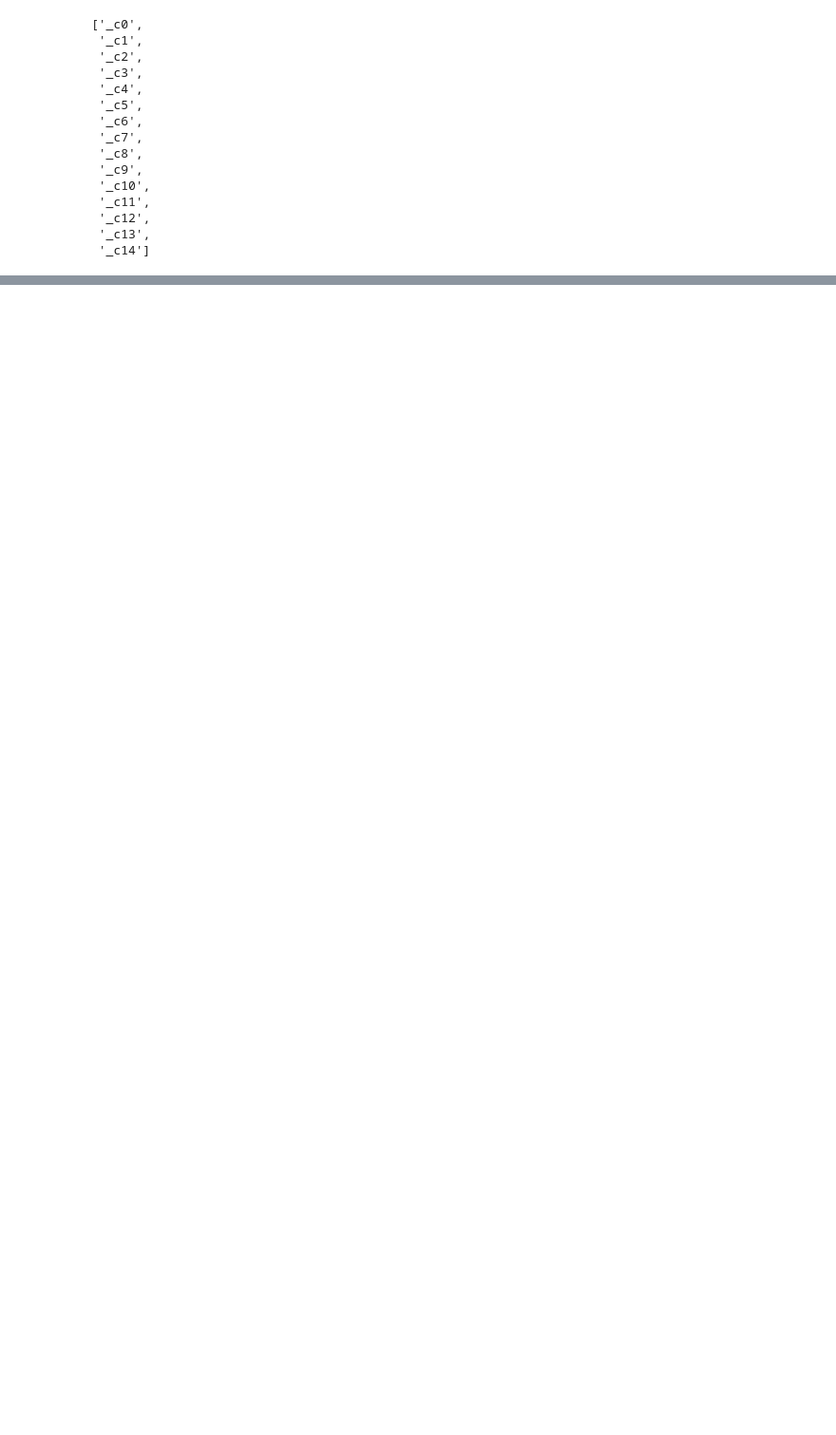
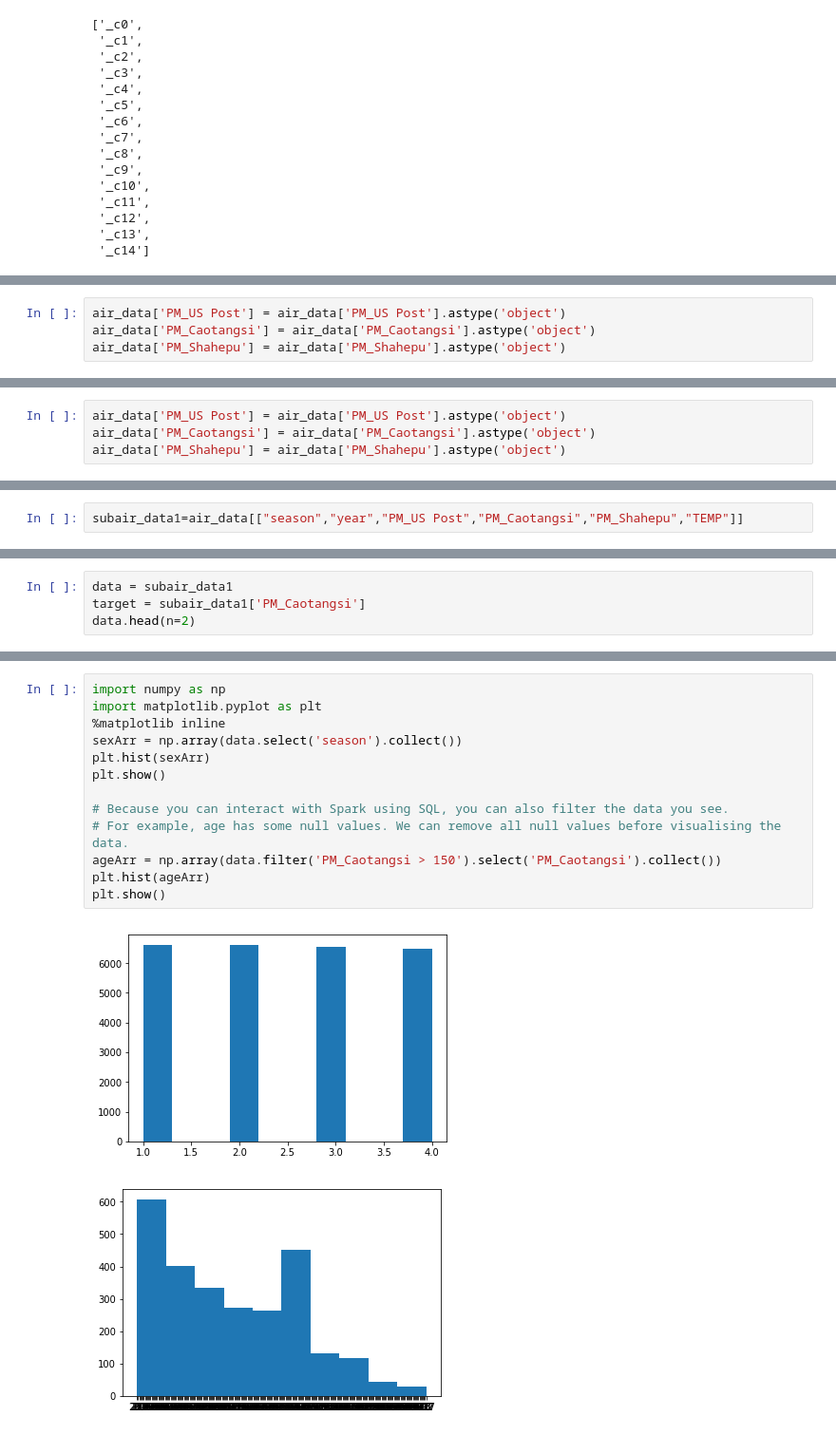
Before and after one commit to wjia458/722-test, a Jupyter notebook: Iteration4 Miro.ipynb, the cells around one changed output, grey strips where cells are left out. Shown at 95% size. Saved outputs shown, nothing was run; the diff lists cells and outputs as text; blank space fills up the shorter version.

```diff
--- a/Iteration4 Miro.ipynb
+++ b/Iteration4 Miro.ipynb
@@ -56,0 +258,4 @@ air_data.describe().show()
+# %%
+air_data['PM_US Post'] = air_data['PM_US Post'].astype('object')
+air_data['PM_Caotangsi'] = air_data['PM_Caotangsi'].astype('object')
+air_data['PM_Shahepu'] = air_data['PM_Shahepu'].astype('object')
@@ -56,0 +283,4 @@ air_data.describe().show()
+# %%
+air_data['PM_US Post'] = air_data['PM_US Post'].astype('object')
+air_data['PM_Caotangsi'] = air_data['PM_Caotangsi'].astype('object')
+air_data['PM_Shahepu'] = air_data['PM_Shahepu'].astype('object')
@@ -56,0 +325,2 @@ air_data.describe().show()
+# %%
+subair_data1=air_data[["season","year","PM_US Post","PM_Caotangsi","PM_Shahepu","TEMP"]]
@@ -56,0 +340,4 @@ air_data.describe().show()
+# %%
+data = subair_data1
+target = subair_data1['PM_Caotangsi']
+data.head(n=2)
@@ -56,0 +452,16 @@ air_data.describe().show()
+# %%
+import numpy as np
+import matplotlib.pyplot as plt
+%matplotlib inline
+sexArr = np.array(data.select('season').collect())
+plt.hist(sexArr)
+plt.show()
+
+# Because you can interact with Spark using SQL, you can also filter the data you see.
+# For example, age has some null values. We can remove all null values before visualising the data.
+ageArr = np.array(data.filter('PM_Caotangsi > 150').select('PM_Caotangsi').collect())
+plt.hist(ageArr)
+plt.show()
+# %% [output]
+[figure, added]
+[figure, added]
```
Also changed, not shown: parts of 43 cells of this notebook, 3 other files.
